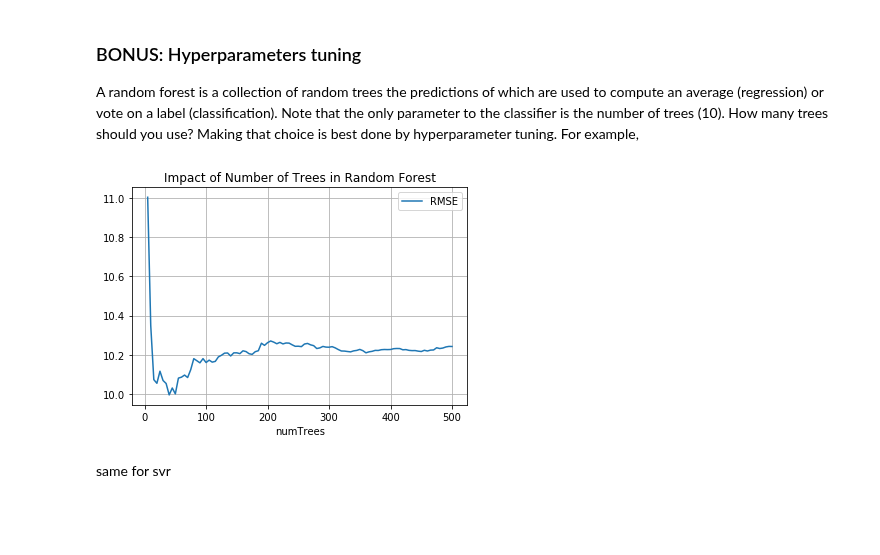
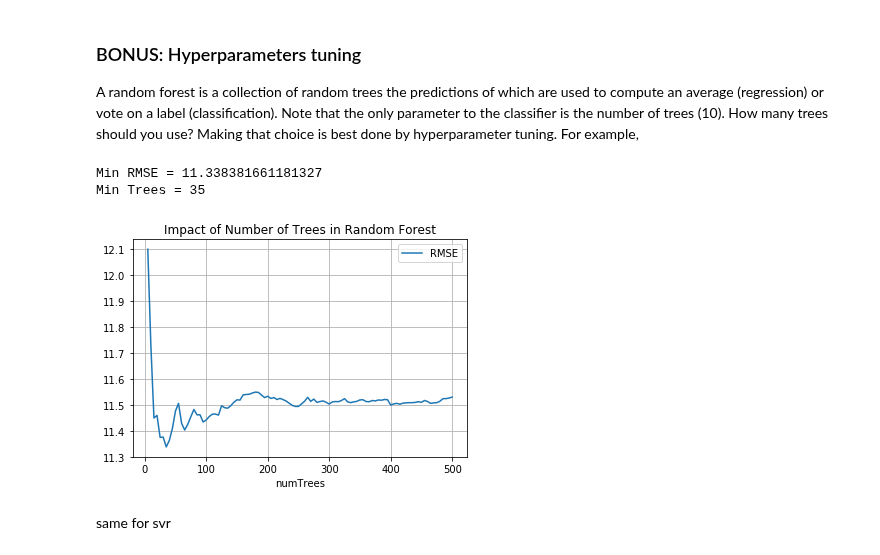
Before and after one commit to diviningwater/RS_of_Land_Surfaces_laboratory, a Jupyter notebook: Lab 4 Supervised regression.ipynb, the cells around one changed output. Saved outputs shown, nothing was run; the diff lists cells and outputs as text; code cells hidden in the pictures; blank space fills up the shorter version.

```diff
--- a/Lab 4 Supervised regression.ipynb
+++ b/Lab 4 Supervised regression.ipynb
@@ -79 +97,15 @@ filterMetadata('WRS_ROW', 'equals', 34)
+# %%
+l5raw = ee.ImageCollection("LANDSAT/LT05/C01/T1")
+# lloking for Landsat images around the month of the MODIS dataset (forestry does not change much in few months)
+
+# For San Francisco: from Google Earth Pro and WRS2 file
+Path =44
+Row = 34
+
+l5filtered = l5raw.filterDate('2000-04-01', '2000-08-30').\
+filterMetadata('WRS_PATH', 'equals', Path).\
+filterMetadata('WRS_ROW', 'equals', Row)
+
+# while we are using a large large of months to merge them and find non cloudy pixels, the correct technique would be to
+# remove the clouds in a single image. The technique is presented in Lab 6.
 # %% [markdown]
@@ -192,7 +224,9 @@ example https://code.earthengine.google.com/ade42831c23ae03ab9b26289d89b31f2
 # %% [markdown]
 Use a Random Forest regression classifier
 # %%
-rfRegression = ee.Classifier.smileRandomForest(numberOfTrees=100, seed=111009).setOutputMode('REGRESSION').train(
+trees =35 #this value needs to be optimized
+
+rfRegression = ee.Classifier.smileRandomForest(numberOfTrees=trees, seed=111009).setOutputMode('REGRESSION').train(
       features= training,
       classProperty= 'Percent_Tree_Cover',
       inputProperties= predictionBands
@@ -208,8 +242,10 @@ Using Support Vector Machines
 # %%
 # ee.Classifier.libsvm(decisionProcedure, svmType, kernelType, shrinking, degree, gamma, coef0, cost, nu, terminationEpsilon, lossEpsilon, oneClass)
 
+gamma_v =26 #this value needs to be optimized
+
 # // Create an SVM classifier with custom parameters.
-svrRegression = ee.Classifier.libsvm(svmType ='EPSILON_SVR',kernelType='RBF',gamma=20,cost=100).setOutputMode('REGRESSION').train(
+svrRegression = ee.Classifier.libsvm(svmType ='EPSILON_SVR',kernelType='RBF',gamma=gamma_v,cost=100).setOutputMode('REGRESSION').train(
       features= training,
       classProperty= 'Percent_Tree_Cover',
       inputProperties= predictionBands
@@ -300,35 +336,48 @@ numTrees = ee.List.sequence(5, 500, 5)
 def trees(t):
     rfRegression = ee.Classifier.smileRandomForest(numberOfTrees=t, seed=111009).setOutputMode('REGRESSION').train(
     features= training,
     classProperty= 'Percent_Tree_Cover',
     inputProperties= predictionBands)
 
     rfRegressionTesting = testing.classify(rfRegression, 'y_hat')
 
     # // Calculate the RMSE for RF regression and print the result
     regression=rfRegressionTesting.map(set_sqError)
     regression = ee.FeatureCollection(regression)
     MSE = regression.reduceColumns(ee.Reducer.mean(),['sqError'])
     RMSE =  ee.Number(MSE.get('mean')).sqrt()
     return RMSE
 
 
 rmse_trees=numTrees.map(trees)
 value_info = rmse_trees.getInfo()
 
-# print(rmse_trees.getInfo())
+# Extracting tree value for minimum RMSE
+min_rmse=min(value_info)
+print("Min RMSE =", min_rmse)
+
+index=value_info.index(min(value_info))
+trees_range = numTrees.getInfo()
+min_trees =trees_range[index]
+print("Min Trees =", min_trees)
+
+# print(rmse_gama.getInfo())
+
+# Plotting the interations
 
 import pandas as pd
 df =pd.DataFrame(value_info,columns=['RMSE'])
 df['numTrees'] = numTrees.getInfo()
 
 ax =df.plot.line(x='numTrees',
              y='RMSE',
              title= 'Impact of Number of Trees in Random Forest'
              )
 ax.grid()
 # %% [output]
+Min RMSE = 11.338381661181327
+Min Trees = 35
-[figure, old version]
+[figure, new version]
 # %% [markdown]
 same for svr
 # %%
```
Also changed, not shown: parts of 21 cells of this notebook.
